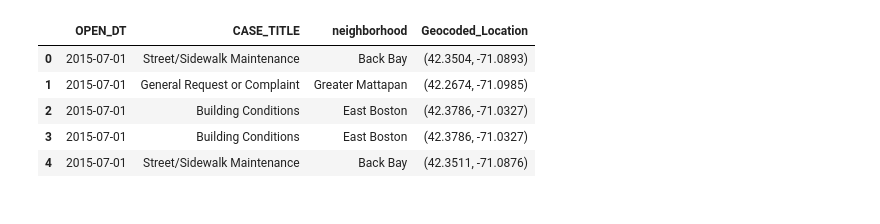
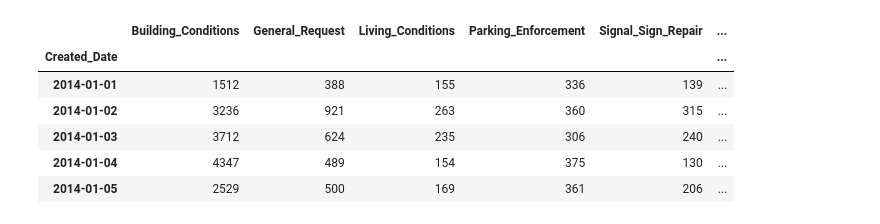
Before and after one commit to Whitepatrick/311_holidays, a Jupyter notebook: clean_data/final/nyc/new_explore.ipynb, the cells around one changed output. Drawn from its saved outputs; the diff is of its cells as text; code cells hidden in the pictures.

```diff
--- a/clean_data/final/nyc/new_explore.ipynb
+++ b/clean_data/final/nyc/new_explore.ipynb
@@ -133,9 +0,0 @@ file_df = pd.read_csv('BOS4_F.csv')
-# %%
-file_df.head()
-# %% [output]
-|  | OPEN_DT | CASE_TITLE | neighborhood | Geocoded_Location |
-| 0 | 2015-07-01 | Street/Sidewalk Maintenance | Back Bay | (42.3504, -71.0893) |
-| 1 | 2015-07-01 | General Request or Complaint | Greater Mattapan | (42.2674, -71.0985) |
-| 2 | 2015-07-01 | Building Conditions | East Boston | (42.3786, -71.0327) |
-| 3 | 2015-07-01 | Building Conditions | East Boston | (42.3786, -71.0327) |
-| 4 | 2015-07-01 | Street/Sidewalk Maintenance | Back Bay | (42.3511, -71.0876) |
@@ -141,0 +19,7 @@ file_df.head()
+# %%
+df_2016 = pd.read_csv('2016_df.csv', parse_dates='Created_Date', index_col='Created_Date')
+df_2015 = pd.read_csv('2015_df.csv', parse_dates='Created_Date', index_col='Created_Date')
+df_2014 = pd.read_csv('2014_df.csv', parse_dates='Created_Date', index_col='Created_Date')
+#df_2016 = pd.read_csv('2016_df.csv', parse_dates='Created_Date')
+#df_2015 = pd.read_csv('2015_df.csv', parse_dates='Created_Date')
+#df_2014 = pd.read_csv('2014_df.csv', parse_dates='Created_Date')
@@ -141,0 +28,10 @@ file_df.head()
+# %%
+df_2014.head()
+# %% [output]
+|  | Building_Conditions | General_Request | Living_Conditions | Parking_Enforcement | Signal_Sign_Repair | ... |
+| Created_Date |  |  |  |  |  | ... |
+| 2014-01-01 | 1512 | 388 | 155 | 336 | 139 | ... |
+| 2014-01-02 | 3236 | 921 | 263 | 360 | 315 | ... |
+| 2014-01-03 | 3712 | 624 | 235 | 306 | 240 | ... |
+| 2014-01-04 | 4347 | 489 | 154 | 375 | 130 | ... |
+| 2014-01-05 | 2529 | 500 | 169 | 361 | 206 | ... |
```
Also changed, not shown: parts of 42 cells of this notebook, 5 other files.
